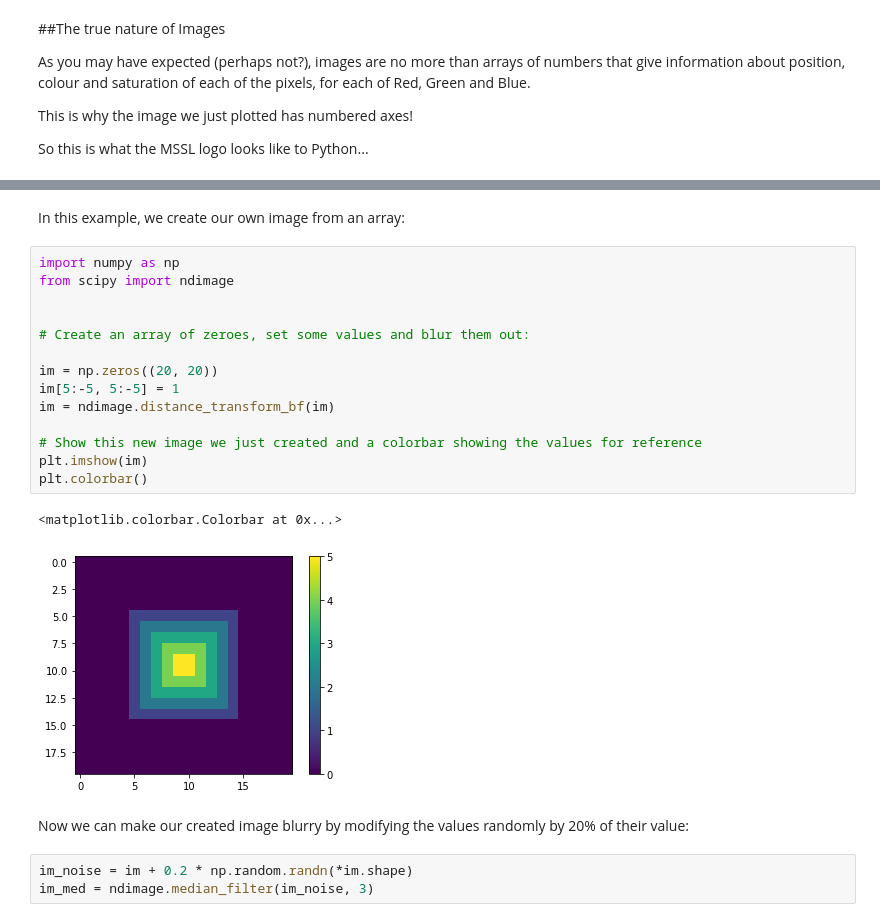
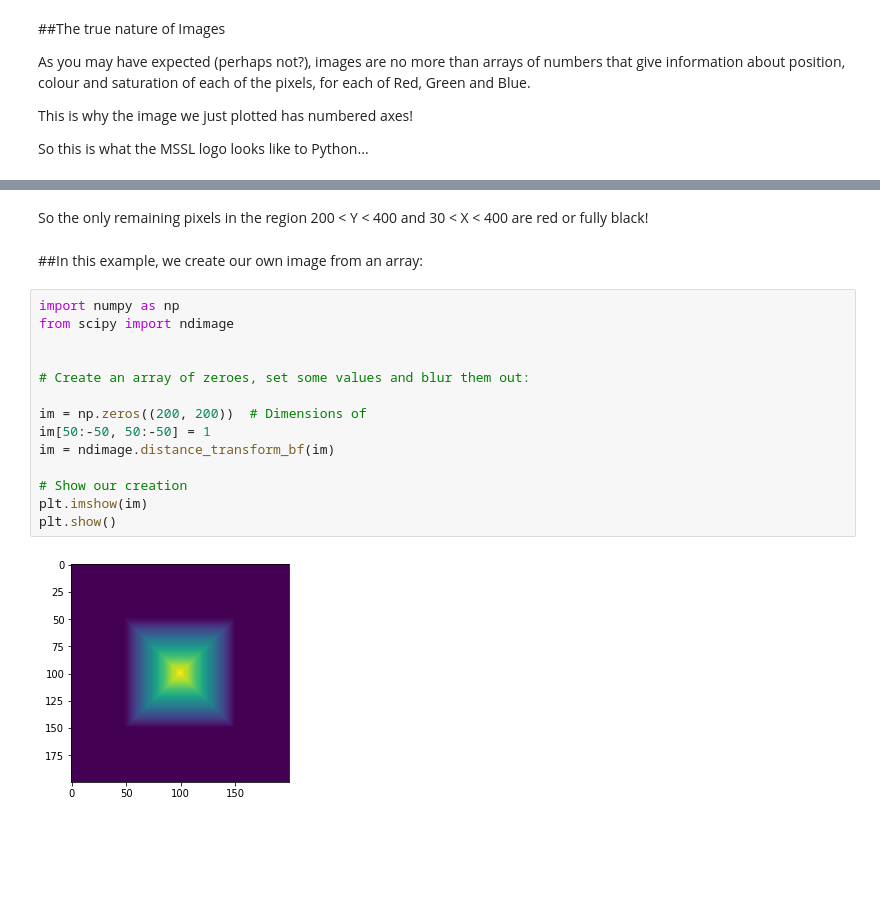
Before and after one commit to D-DePablos/WEW, a Jupyter notebook: Stage_4.ipynb, the cells around one changed output, grey strips where cells are left out. Cells and saved outputs as stored; diff of their text form; blank space fills up the shorter version.

```diff
--- a/Stage_4.ipynb
+++ b/Stage_4.ipynb
@@ -69,24 +67,20 @@ This is very powerful, as it allows us to use images as if they were numerical a
+# %% [markdown]
+So the only remaining pixels in the region 200 < Y < 400 and 30 < X < 400 are red or fully black!
 # %% [markdown]
-In this example, we create our own image from an array:
+##In this example, we create our own image from an array:
 # %%
 import numpy as np
 from scipy import ndimage
 
 
 # Create an array of zeroes, set some values and blur them out:
 
-im = np.zeros((20, 20))
-im[5:-5, 5:-5] = 1
+im = np.zeros((200, 200))  # Dimensions of
+im[50:-50, 50:-50] = 1
 im = ndimage.distance_transform_bf(im)
 
-# Show this new image we just created and a colorbar showing the values for reference
+# Show our creation
 plt.imshow(im)
-plt.colorbar()
+plt.show()
 # %% [output]
-<matplotlib.colorbar.Colorbar at 0x...>
-[figure, old version]
+[figure, new version]
-# %% [markdown]
-Now we can make our created image blurry by modifying the values randomly by 20% of their value:
-# %%
-im_noise = im + 0.2 * np.random.randn(*im.shape)
-im_med = ndimage.median_filter(im_noise, 3)
```
Also changed, not shown: parts of 19 cells of this notebook.
